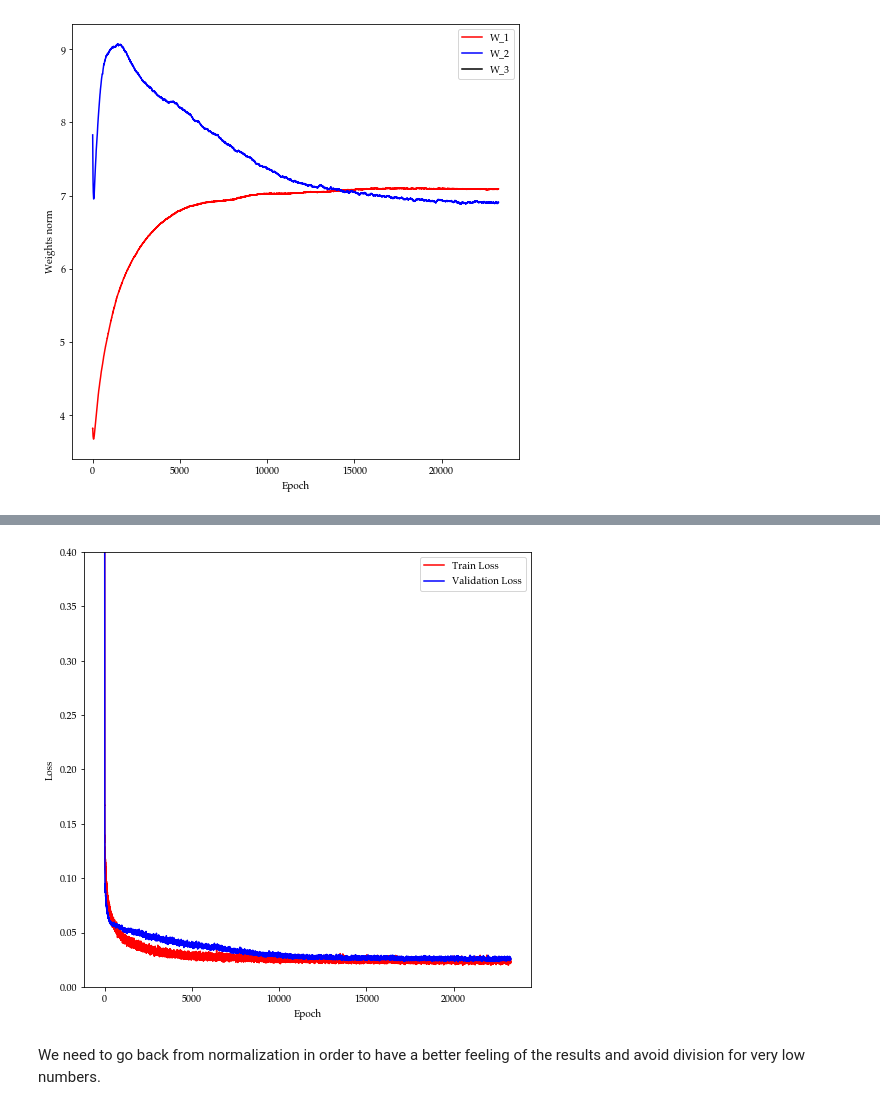
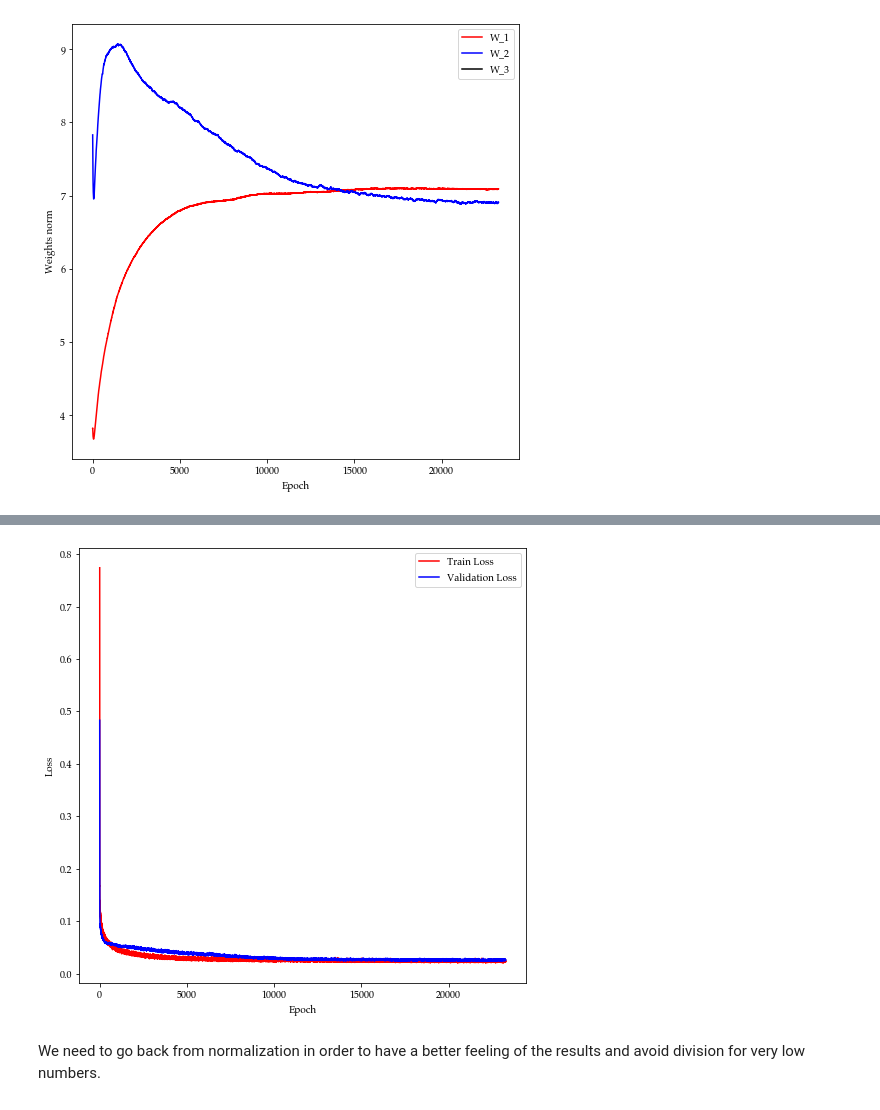
Before and after one commit to 0xstepit/vs-abaqus-ann-pso, a Jupyter notebook: metamodel/mlp_torch.ipynb, the cells around one changed output, grey strips where cells are left out. Drawn from its saved outputs; the diff is of its cells as text; code cells hidden in the pictures.

```diff
--- a/metamodel/mlp_torch.ipynb
+++ b/metamodel/mlp_torch.ipynb
@@ -243,7 +242,7 @@ Batch 6 : input (25, 8)  ,  output : (25, 2)
 class EarlyStopping:
     """ Stop network training if validation loss increases for a certain time.
         The code is base on https://github.com/Bjarten/early-stopping-pytorch/blob/master/pytorchtools.py"""
-    def __init__(self, patience=30, path=input_folder + '/weights_NN_'):
+    def __init__(self, patience=30, path=input_folder + '/weights_NN'):
         self.patience = patience
         self.counter = 0
         self.early_stop = False
@@ -470,5 +431,5 @@ plt.figure(figsize=(8, 8))
 plt.plot(np.arange(len(train_loss)), train_loss, 'r', np.arange(len(val_loss)), val_loss, 'b')
 plt.legend(['Train Loss','Validation Loss'])
 plt.xlabel('Epoch'), plt.ylabel('Loss')
-plt.ylim(-.0,0.4)
+#plt.ylim(-.0,0.4)
 # %% [output]
@@ -476,4 +437,4 @@ plt.ylim(-.0,0.4)
-[figure, old version]
+[figure, new version]
 # %% [markdown]
 We need to go back from normalization in order to have a better feeling of the results and avoid division for very low numbers.
 # %%
```
Also changed, not shown: parts of 6 cells of this notebook, 4 other files.
